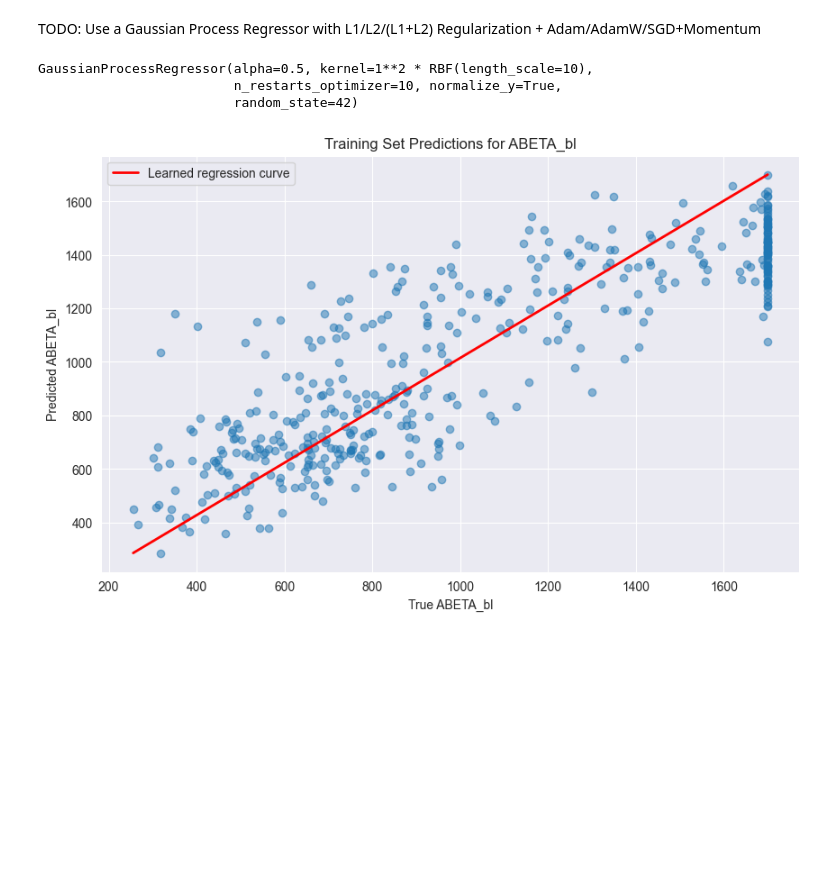
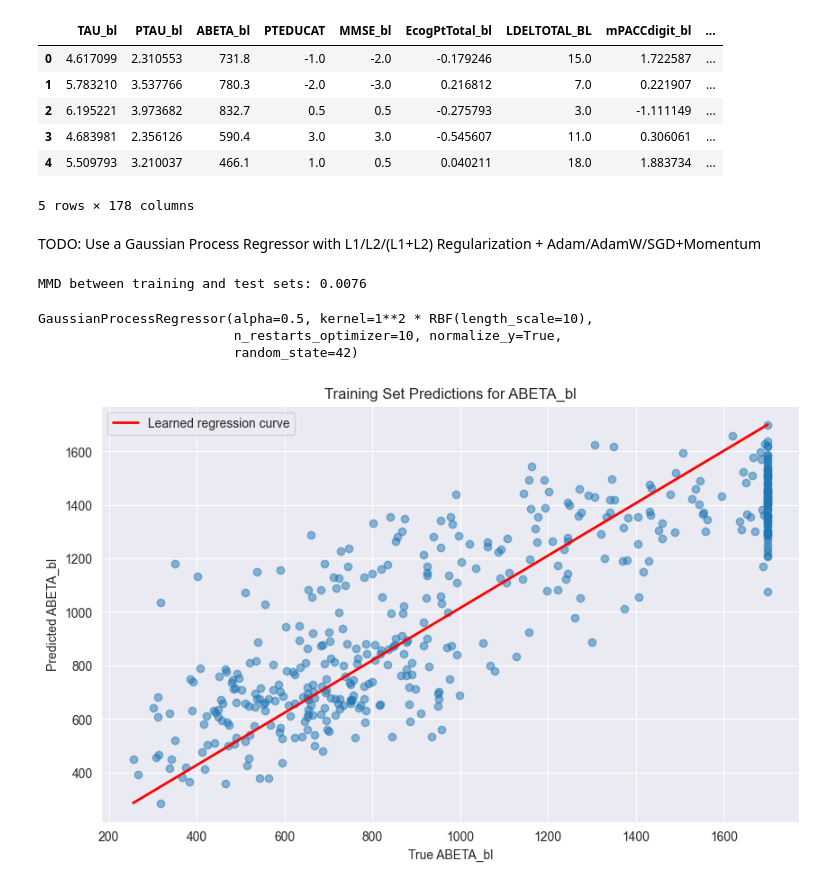
Before and after one commit to Aquila69420/adni-ml, a Jupyter notebook: train.ipynb, the cells around one changed output. Saved outputs shown, nothing was run; the diff lists cells and outputs as text; code cells hidden in the pictures; blank space fills up the shorter version.

Commit message:
Add MMD computation for distributions and split based on age, gender, education

```diff
--- a/train.ipynb
+++ b/train.ipynb
@@ -3313,0 +1,26 @@
+# %%
+import os
+import numpy as np
+import pandas as pd
+import seaborn as sns
+import matplotlib.pyplot as plt
+from sklearn.gaussian_process import GaussianProcessRegressor
+from sklearn.gaussian_process.kernels import RBF, WhiteKernel, Matern, RationalQuadratic
+from sklearn.preprocessing import StandardScaler
+from sklearn.metrics import mean_squared_error, r2_score
+from sklearn.model_selection import train_test_split
+from skopt import BayesSearchCV
+from skopt.space import Categorical
+from sklearn.gaussian_process import kernels
+data_dir = 'data'
+# %%
+df = pd.read_csv(os.path.join(data_dir, 'final_data_log_targets.csv'), low_memory=False)
+df.head()
+# %% [output]
+|  | TAU_bl | PTAU_bl | ABETA_bl | PTEDUCAT | MMSE_bl | EcogPtTotal_bl | LDELTOTAL_BL | mPACCdigit_bl | ... |
+| 0 | 4.617099 | 2.310553 | 731.8 | -1.0 | -2.0 | -0.179246 | 15.0 | 1.722587 | ... |
+| 1 | 5.783210 | 3.537766 | 780.3 | -2.0 | -3.0 | 0.216812 | 7.0 | 0.221907 | ... |
+| 2 | 6.195221 | 3.973682 | 832.7 | 0.5 | 0.5 | -0.275793 | 3.0 | -1.111149 | ... |
+| 3 | 4.683981 | 2.356126 | 590.4 | 3.0 | 3.0 | -0.545607 | 11.0 | 0.306061 | ... |
+| 4 | 5.509793 | 3.210037 | 466.1 | 1.0 | 0.5 | 0.040211 | 18.0 | 1.883734 | ... |
+5 rows × 178 columns
@@ -3317 +74,5 @@ TODO: Use a Gaussian Process Regressor with L1/L2/(L1+L2) Regularization + Adam/
+# %%
+print(f'MMD between training and test sets: {compute_mmd(X_train, X_test, kernel):.4f}')
+# %% [output]
+MMD between training and test sets: 0.0076
 # %%
```
Also changed, not shown: parts of 6 cells of this notebook, 1 other file.
